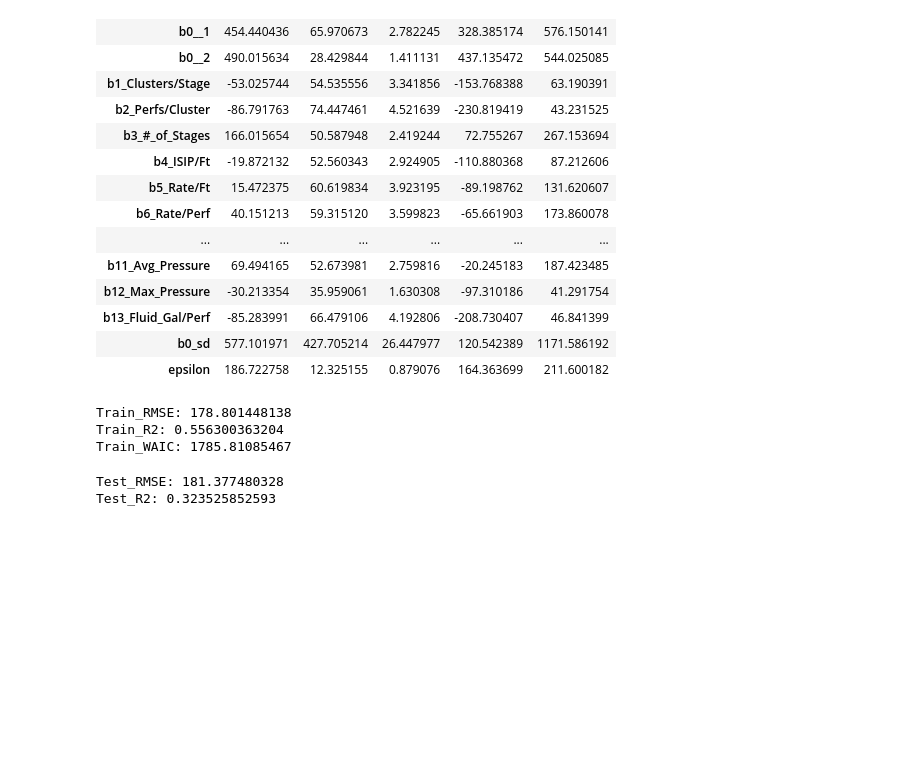
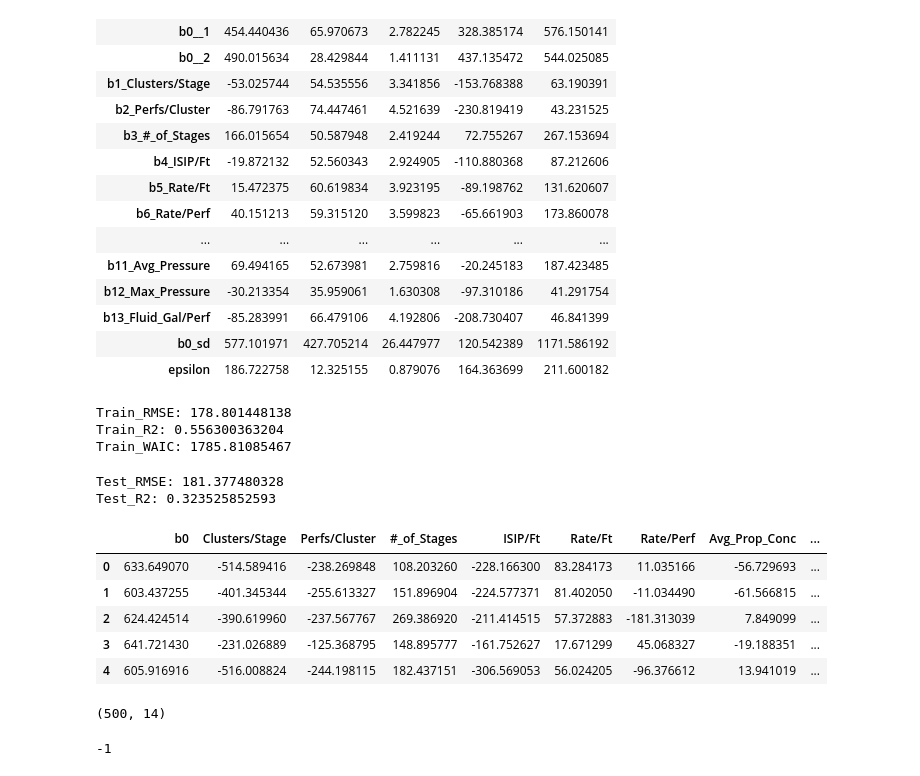
Before and after one commit to jpgrana/bayesian-approach-predicting-well-production, a Jupyter notebook: model_reservoir.ipynb, the cells around one changed output. Saved outputs shown, nothing was run; the diff lists cells and outputs as text; code cells hidden in the pictures; blank space fills up the shorter version.

```diff
--- a/model_reservoir.ipynb
+++ b/model_reservoir.ipynb
@@ -409,0 +412,17 @@ Test_R2: 0.323525852593
+# %%
+coeff_pooled.head()
+# %% [output]
+|  | b0 | Clusters/Stage | Perfs/Cluster | #_of_Stages | ISIP/Ft | Rate/Ft | Rate/Perf | Avg_Prop_Conc | ... |
+| 0 | 633.649070 | -514.589416 | -238.269848 | 108.203260 | -228.166300 | 83.284173 | 11.035166 | -56.729693 | ... |
+| 1 | 603.437255 | -401.345344 | -255.613327 | 151.896904 | -224.577371 | 81.402050 | -11.034490 | -61.566815 | ... |
+| 2 | 624.424514 | -390.619960 | -237.567767 | 269.386920 | -211.414515 | 57.372883 | -181.313039 | 7.849099 | ... |
+| 3 | 641.721430 | -231.026889 | -125.368795 | 148.895777 | -161.752627 | 17.671299 | 45.068327 | -19.188351 | ... |
+| 4 | 605.916916 | -516.008824 | -244.198115 | 182.437151 | -306.569053 | 56.024205 | -96.376612 | 13.941019 | ... |
+# %%
+coeff_pooled.shape
+# %% [output]
+(500, 14)
+# %%
+pos[0]
+# %% [output]
+-1
```
Also changed, not shown: parts of 9 cells of this notebook, 1 other file.
